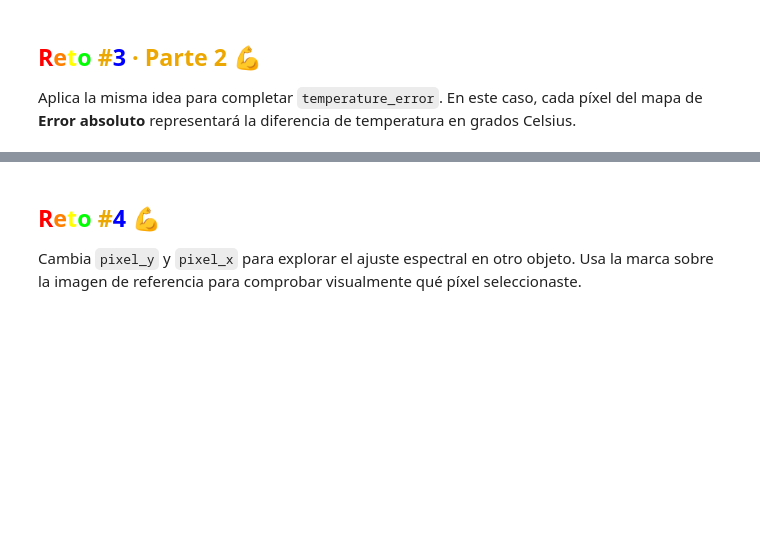
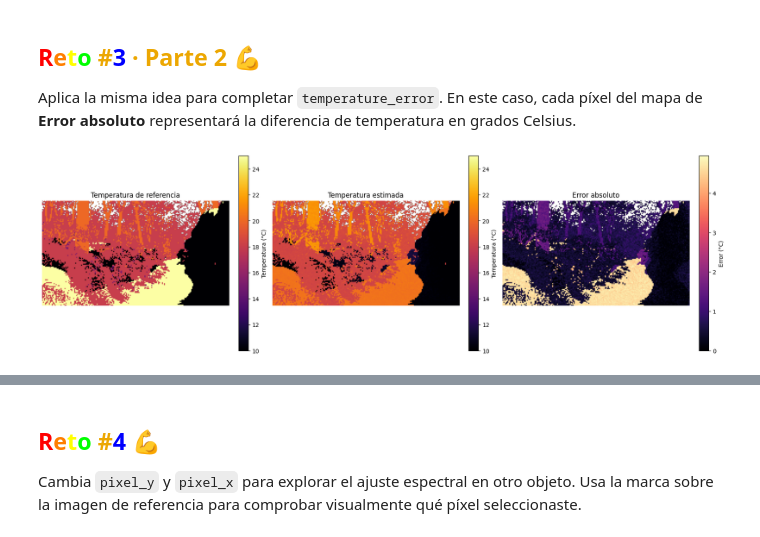
Before and after one commit to ashlytlzm/hands-on-computer-vision, a Jupyter notebook: sesiones/sesion10/Sesion10_3.ipynb, the cells around one changed output, grey strips where cells are left out. Saved outputs shown, nothing was run; the diff lists cells and outputs as text; code cells hidden in the pictures; blank space fills up the shorter version.

```diff
--- a/sesiones/sesion10/Sesion10_3.ipynb
+++ b/sesiones/sesion10/Sesion10_3.ipynb
@@ -557,32 +540,33 @@ Aplica la misma idea para completar `temperature_error`. En este caso, cada píx
 # %%
 #@title **Comparar la temperatura de referencia y la estimada**
 temperature_prediction = np.full(temperature_truth_c.shape, np.nan, dtype=np.float32)
 temperature_prediction[object_mask] = inverse_result["temperature_c"]
-temperature_error = np.abs(None - None)
-
+temperature_error = np.abs(temperature_prediction - temperature_truth_c)
 fig, axes = plt.subplots(1, 3, figsize=(17, 5), constrained_layout=True)
 vmin = float(np.nanmin(temperature_truth_c[object_mask]))
 vmax = float(np.nanmax(temperature_truth_c[object_mask]))
 
 truth_image = axes[0].imshow(
     np.where(object_mask, temperature_truth_c, np.nan), cmap="inferno", vmin=vmin, vmax=vmax
 )
 axes[0].set_title("Temperatura de referencia")
 axes[0].axis("off")
 fig.colorbar(truth_image, ax=axes[0], label="Temperatura (°C)")
 
 prediction_image = axes[1].imshow(
     temperature_prediction, cmap="inferno", vmin=vmin, vmax=vmax
 )
 axes[1].set_title("Temperatura estimada")
 axes[1].axis("off")
 fig.colorbar(prediction_image, ax=axes[1], label="Temperatura (°C)")
 
 error_image = axes[2].imshow(temperature_error, cmap="magma")
 axes[2].set_title("Error absoluto")
 axes[2].axis("off")
 fig.colorbar(error_image, ax=axes[2], label="Error (°C)")
 plt.show()
+# %% [output]
+[figure, added]
 # %%
 #@title **Comparar firmas de emisividad espectral**
 emissivity_prediction = np.full(emissivity_truth.shape, np.nan, dtype=np.float32)
```
Also changed, not shown: parts of 17 cells of this notebook.
